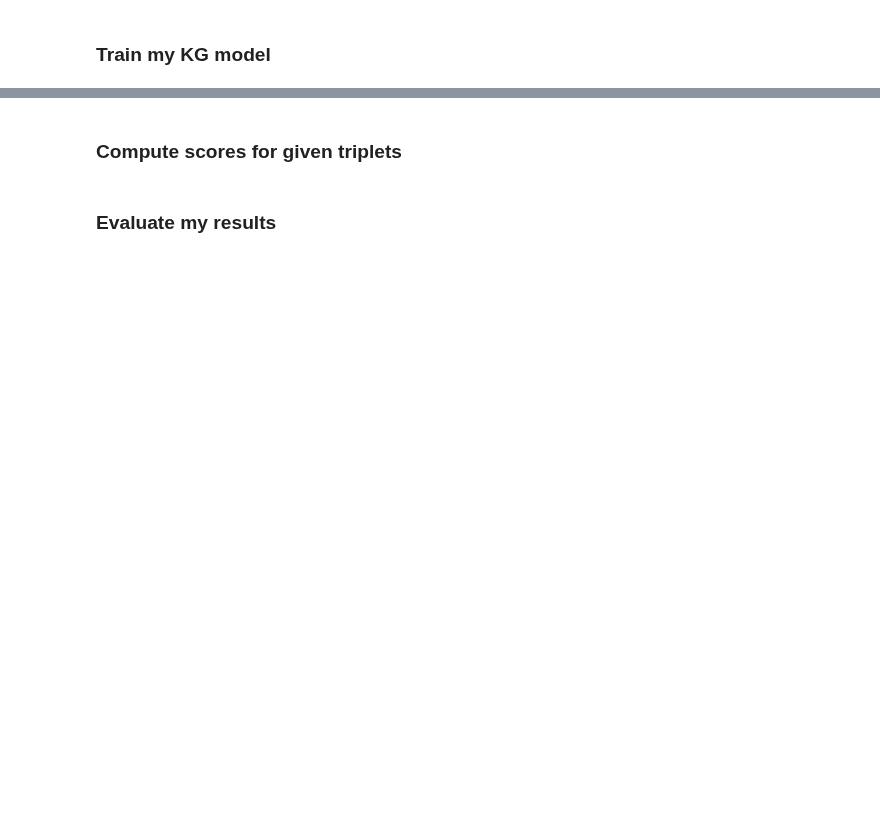
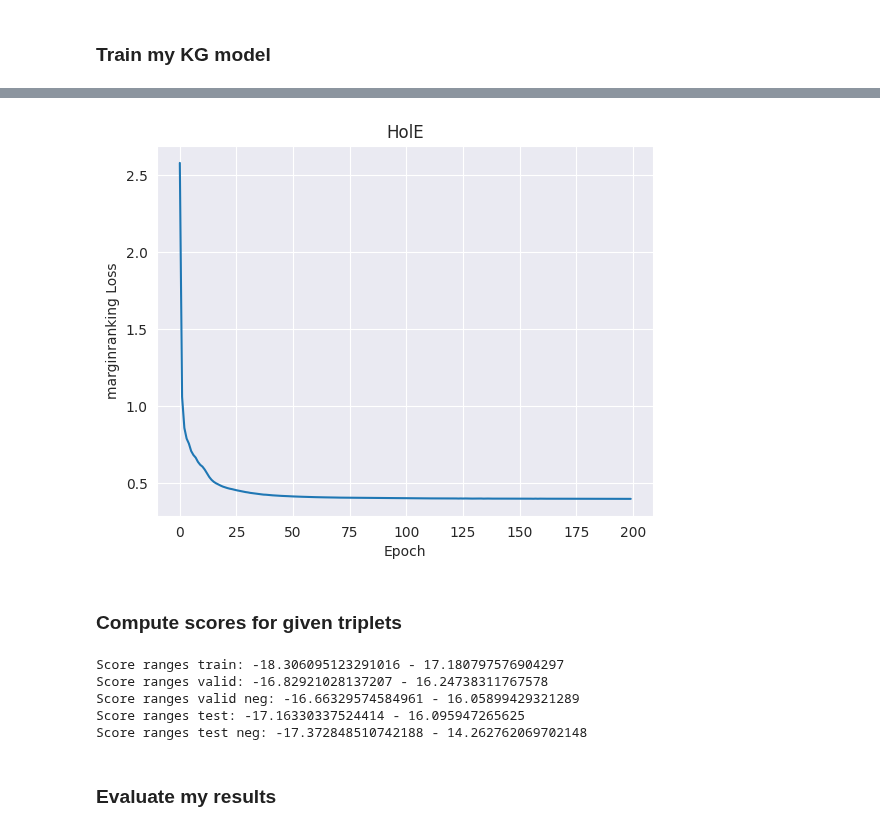
Before and after one commit to marketakrenkova/drug-interaction-prediction, a Jupyter notebook: test-kg.ipynb, the cells around one changed output, grey strips where cells are left out. Cells and saved outputs as stored; diff of their text form; code cells hidden in the pictures; blank space fills up the shorter version.

```diff
--- a/test-kg.ipynb
+++ b/test-kg.ipynb
@@ -152,0 +194,3 @@ KeyboardInterrupt:
+# %%
+pipeline_result.plot_losses()
+# %% [output]
@@ -153,3 +198,4 @@ KeyboardInterrupt:
+[figure, added]
 # %% [markdown]
 ### Compute scores for given triplets
 # %%
@@ -203,4 +248,16 @@ for i in range(n+1):
 neg_test_pred = torch.cat(neg_test_preds, dim=0)
+# %%
+print(f'Score ranges train: {torch.min(pos_train_pred)} - {torch.max(pos_train_pred)}')
+print(f'Score ranges valid: {torch.min(pos_valid_pred)} - {torch.max(pos_valid_pred)}')
+print(f'Score ranges valid neg: {torch.min(neg_valid_pred)} - {torch.max(neg_valid_pred)}')
+print(f'Score ranges test: {torch.min(pos_test_pred)} - {torch.max(pos_test_pred)}')
+print(f'Score ranges test neg: {torch.min(neg_test_pred)} - {torch.max(neg_test_pred)}')
+# %% [output]
+Score ranges train: -18.306095123291016 - 17.180797576904297
+Score ranges valid: -16.82921028137207 - 16.24738311767578
+Score ranges valid neg: -16.66329574584961 - 16.05899429321289
+Score ranges test: -17.16330337524414 - 16.095947265625
+Score ranges test neg: -17.372848510742188 - 14.262762069702148
 # %% [markdown]
 ### Evaluate my results
 # %%
```
Also changed, not shown: parts of 14 cells of this notebook, 5 other files.
